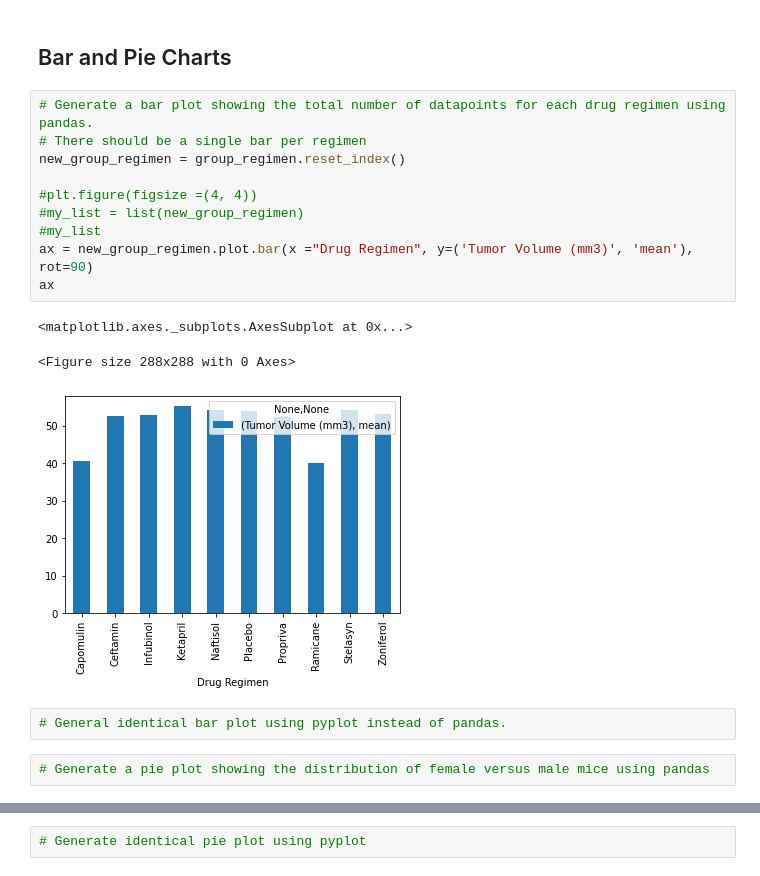
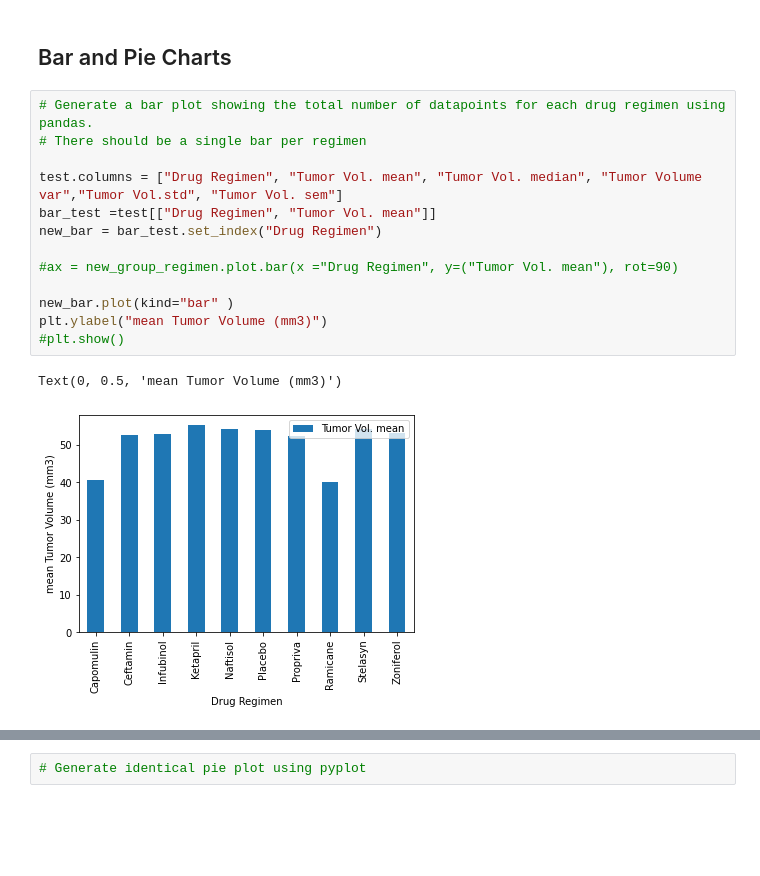
Before and after one commit to bregan78/Matplotlib, a Jupyter notebook: pymaceuticals.ipynb, the cells around one changed output, grey strips where cells are left out. Saved outputs shown, nothing was run; the diff lists cells and outputs as text; blank space fills up the shorter version.

```diff
--- a/pymaceuticals.ipynb
+++ b/pymaceuticals.ipynb
@@ -117,18 +122,16 @@ group_regimen
 # %%
 # Generate a bar plot showing the total number of datapoints for each drug regimen using pandas.
 # There should be a single bar per regimen
-new_group_regimen = group_regimen.reset_index()
 
-#plt.figure(figsize =(4, 4))
-#my_list = list(new_group_regimen)
-#my_list
-ax = new_group_regimen.plot.bar(x ="Drug Regimen", y=('Tumor Volume (mm3)', 'mean'), rot=90)
-ax
+test.columns = ["Drug Regimen", "Tumor Vol. mean", "Tumor Vol. median", "Tumor Volume var","Tumor Vol.std", "Tumor Vol. sem"]
+bar_test =test[["Drug Regimen", "Tumor Vol. mean"]]
+new_bar = bar_test.set_index("Drug Regimen")
+
+#ax = new_group_regimen.plot.bar(x ="Drug Regimen", y=("Tumor Vol. mean"), rot=90)
+
+new_bar.plot(kind="bar" )
+plt.ylabel("mean Tumor Volume (mm3)")
+#plt.show()
 # %% [output]
-<matplotlib.axes._subplots.AxesSubplot at 0x...>
+Text(0, 0.5, 'mean Tumor Volume (mm3)')
-<Figure size 288x288 with 0 Axes>
-[figure, old version]
+[figure, new version]
-# %%
-# General identical bar plot using pyplot instead of pandas.
-# %%
-# Generate a pie plot showing the distribution of female versus male mice using pandas
```
Also changed, not shown: parts of 5 cells of this notebook.
